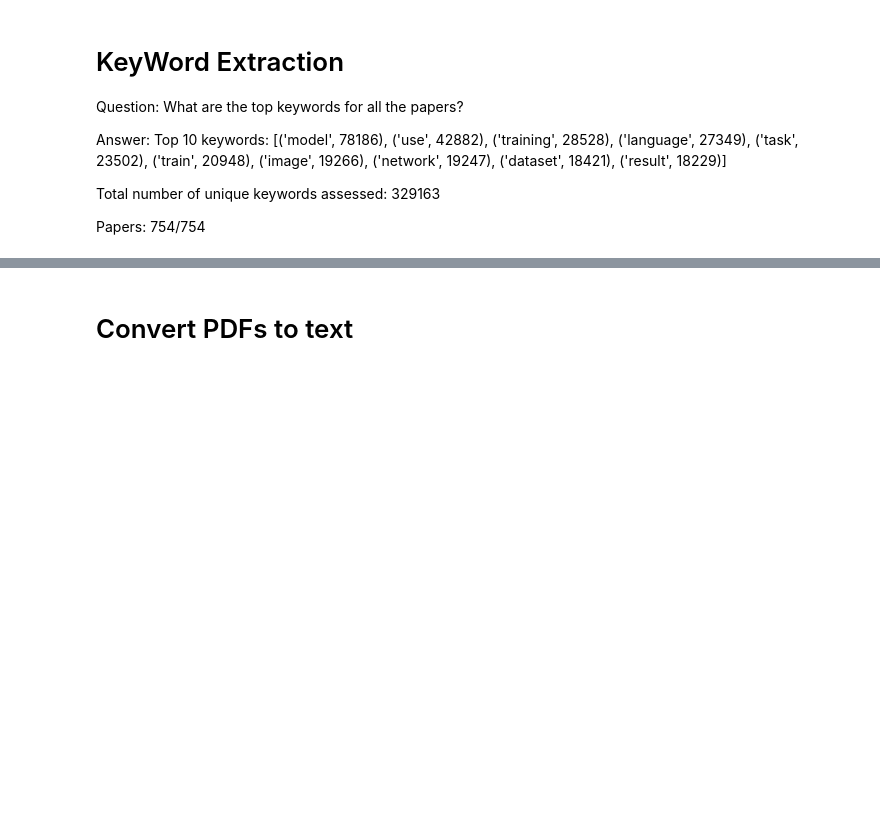
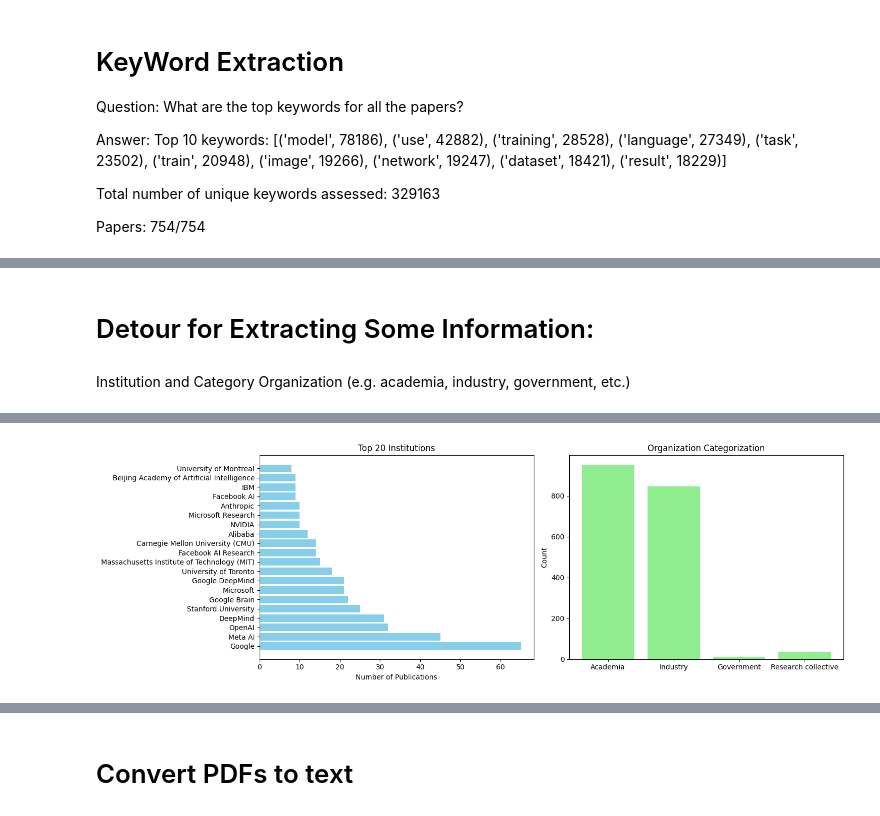
Before and after one commit to atrisovic/citation-study, a Jupyter notebook: Keyword_Extraction.ipynb, the cells around one changed output, grey strips where cells are left out. Cells and saved outputs as stored; diff of their text form; code cells hidden in the pictures; blank space fills up the shorter version.

Commit message:
new plots in keyword_extraction

```diff
--- a/Keyword_Extraction.ipynb
+++ b/Keyword_Extraction.ipynb
@@ -62,3 +76,44 @@ Requirement already satisfied: soupsieve>1.2 in /usr/local/lib/python3.10/dist-p
 !mkdir texts
 # %%
 pcd_dataset = pd.read_csv("https://epochai.org/data/epochdb/all_systems.csv")
+# %% [markdown]
+# Detour for Extracting Some Information:
+# %% [markdown]
+Institution and Category Organization (e.g. academia, industry, government, etc.)
+# %%
+import pandas as pd
+import matplotlib.pyplot as plt
+from collections import Counter
+
+pcd_dataset = pd.read_csv("https://epochai.org/data/epochdb/all_systems.csv")
+
+# filtering out rows with missing values in 'Organization' or 'Organization categorization'
+pcd_dataset = pcd_dataset.dropna(subset=['Organization', 'Organization categorization'])
+
+all_categories = []
+for categorization in pcd_dataset['Organization categorization']:
+    categories = [cat.strip() for cat in categorization.split(',')]
+    all_categories.extend(categories)
+
+# count each unique category
+category_counts = Counter(all_categories)
+
+plt.rcParams['font.family'] = 'Times New Roman'
+
+fig, axs = plt.subplots(1, 2, figsize=(15, 5))
+
+top_20_institutions = pcd_dataset['Organization'].value_counts().head(20)
+
+# top 20 institutions
+axs[0].barh(top_20_institutions.index, top_20_institutions.values, color='skyblue')
+axs[0].set_xlabel('Number of Publications')
+axs[0].set_title('Top 20 Institutions')
+
+# categorization of institutions
+axs[1].bar(category_counts.keys(), category_counts.values(), color='lightgreen')
+axs[1].set_ylabel('Count')
+axs[1].set_title('Organization Categorization')
+
+plt.tight_layout()
+plt.show()
+# %% [output]
@@ -64,0 +137 @@ pcd_dataset = pd.read_csv("https://epochai.org/data/epochdb/all_systems.csv")
+[figure, added]
```
Also changed, not shown: parts of 21 cells of this notebook, 1 other file.
